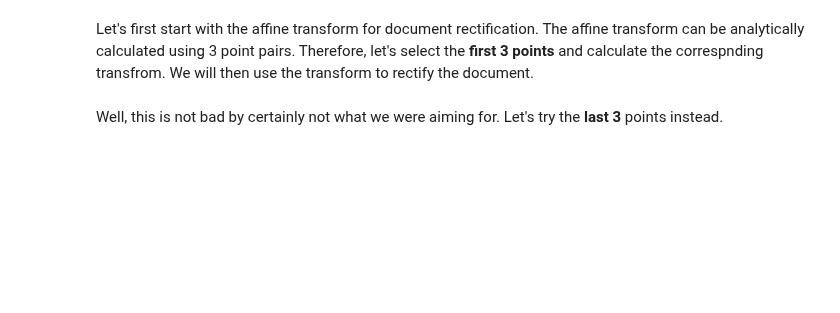
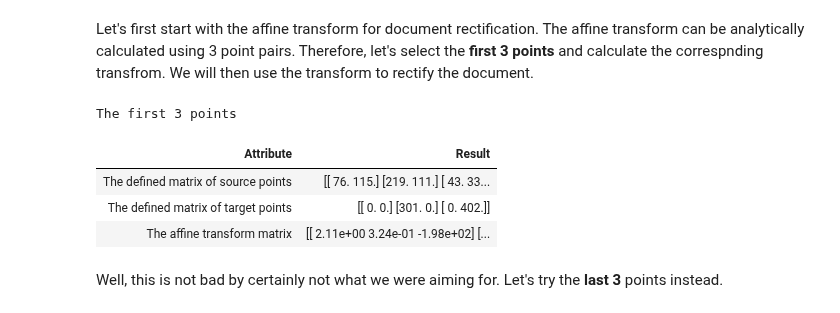
Before and after one commit to BogdanPinchuk/ComputerVision-PBY_HW7, a Jupyter notebook: Bohdan_Pinchuk_CV_HW7.ipynb, the cells around one changed output. Drawn from its saved outputs; the diff is of its cells as text; code cells hidden in the pictures; blank space fills up the shorter version.

```diff
--- a/Bohdan_Pinchuk_CV_HW7.ipynb
+++ b/Bohdan_Pinchuk_CV_HW7.ipynb
@@ -286,15 +310,38 @@ dst =
 # %% [markdown]
 Let's first start with the affine transform for document rectification. The affine transform can be analytically calculated using 3 point pairs. Therefore, let's select the **first 3 points** and calculate the correspnding transfrom. We will then use the transform to rectify the document.
 # %%
+# Compute the affine transform matrix for the first 3 points
+
+import cv2
+import apps.reporter as rpt
+
+# Input data
+src_f3p = src[:3]
+dst_f3p = dst[:3]
+
+# Solution
 # Compute the affine transform matrix (you'll have to use getAffineTransform function from OpenCV here)
 # Use the first 3 points from your src and dst matrix
-M =
+M_f3p = cv2.getAffineTransform(src_f3p, dst_f3p)
 
 # Build the rectified image using the computed matrix (you'll have to use warpAffine function from OpenCV here)
-rectified =
+rectified_f3p = cv2.warpAffine(img_rgb, M_f3p, (cols, rows))
 
-# Let's plot the results
-plt.subplot(121), plt.imshow(img)
-plt.subplot(122), plt.imshow(rectified)
+rp = rpt.Reporter()
+rp.tolerance = 2
+rp.add_item("The defined matrix of source points", rp.format_matrix(src_f3p))
+rp.add_item("The defined matrix of target points", rp.format_matrix(dst_f3p))
+rp.add_item("The affine transform matrix", rp.format_matrix(M_f3p))
+
+# Print results
+rp.print_pd_report("The first 3 points")
+
+images_dict["Rectified image,\n2D affine transform,\nthe first 3 points"] = rectified_f3p
+# %% [output]
+The first 3 points
+| Attribute | Result |
+| The defined matrix of source points | [[ 76. 115.] [219. 111.] [ 43. 33... |
+| The defined matrix of target points | [[ 0. 0.] [301. 0.] [ 0. 402.]] |
+| The affine transform matrix | [[ 2.11e+00 3.24e-01 -1.98e+02] [... |
 # %% [markdown]
 Well, this is not bad by certainly not what we were aiming for. Let's try the **last 3** points instead.
```
Also changed, not shown: parts of 8 cells of this notebook.
